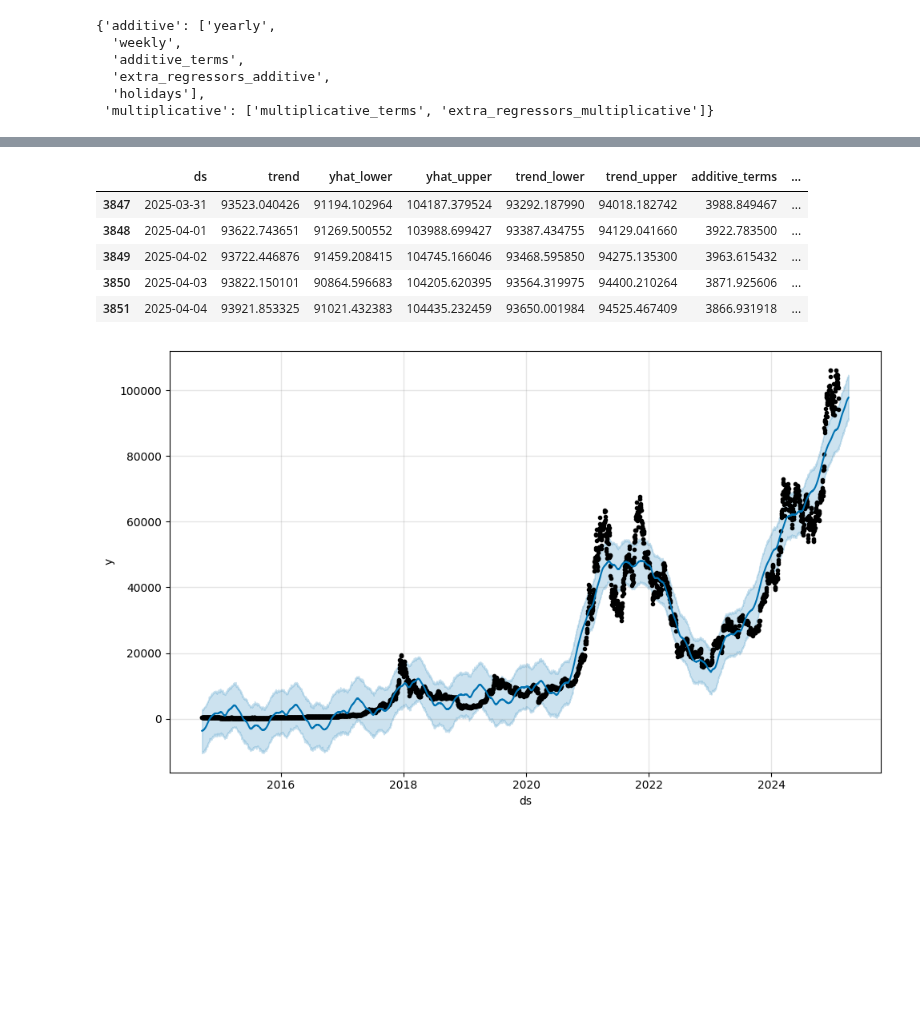
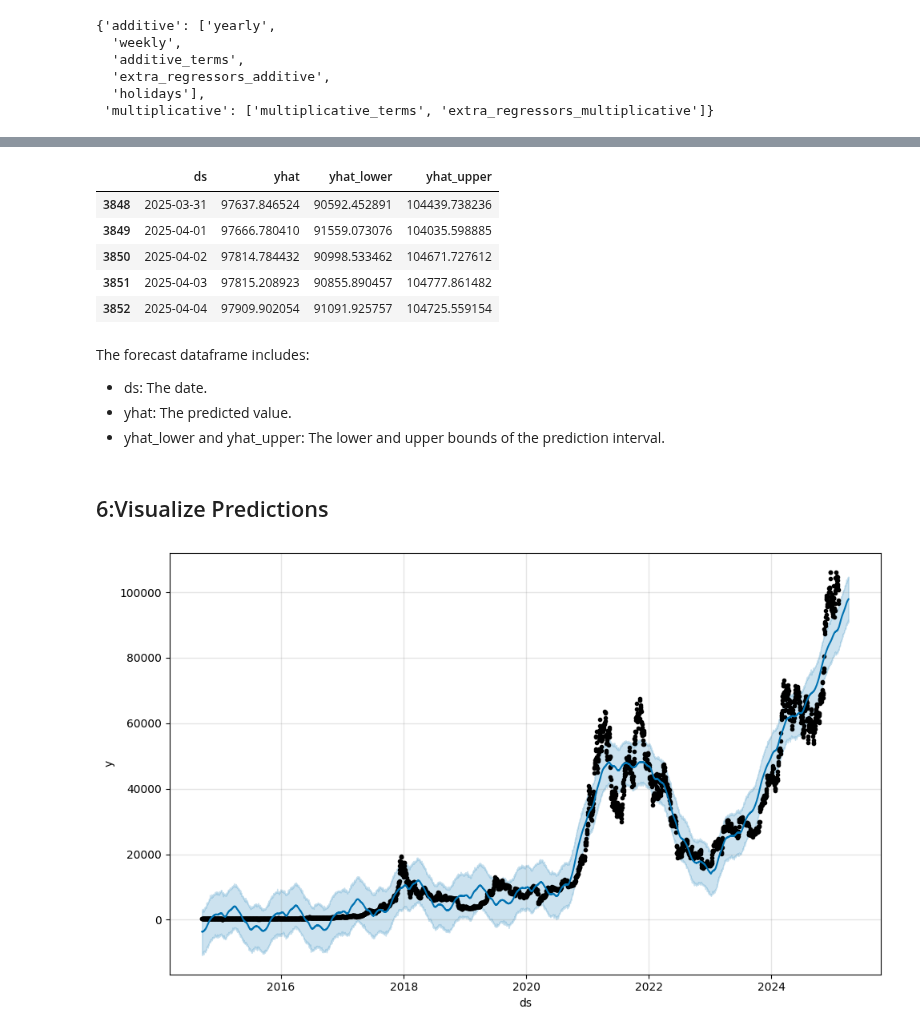
Before and after one commit to bonareri/Cryptocurrency-Price-Prediction-, a Jupyter notebook: prophet_model.ipynb, the cells around one changed output, grey strips where cells are left out. Cells and saved outputs as stored; diff of their text form; code cells hidden in the pictures; blank space fills up the shorter version.

```diff
--- a/prophet_model.ipynb
+++ b/prophet_model.ipynb
@@ -44,6 +50,6 @@ from prophet.plot import plot_cross_validation_metric
 # %%
-# Load preprocessed data
-df = pd.read_csv('preprocessed_bitcoin_data.csv', index_col='Date', parse_dates=True)
+# Load data
+df = yf.download('BTC-USD')
 
 # Display the first few rows of the data
 df.head()
@@ -127,11 +161,19 @@ future_dates.tail()
 prediction = model.predict(future_dates)
 # %%
-prediction.tail()
+prediction[['ds', 'yhat', 'yhat_lower', 'yhat_upper']].tail()
 # %% [output]
-|  | ds | trend | yhat_lower | yhat_upper | trend_lower | trend_upper | additive_terms | ... |
-| 3847 | 2025-03-31 | 93523.040426 | 91194.102964 | 104187.379524 | 93292.187990 | 94018.182742 | 3988.849467 | ... |
-| 3848 | 2025-04-01 | 93622.743651 | 91269.500552 | 103988.699427 | 93387.434755 | 94129.041660 | 3922.783500 | ... |
-| 3849 | 2025-04-02 | 93722.446876 | 91459.208415 | 104745.166046 | 93468.595850 | 94275.135300 | 3963.615432 | ... |
-| 3850 | 2025-04-03 | 93822.150101 | 90864.596683 | 104205.620395 | 93564.319975 | 94400.210264 | 3871.925606 | ... |
-| 3851 | 2025-04-04 | 93921.853325 | 91021.432383 | 104435.232459 | 93650.001984 | 94525.467409 | 3866.931918 | ... |
+|  | ds | yhat | yhat_lower | yhat_upper |
+| 3848 | 2025-03-31 | 97637.846524 | 90592.452891 | 104439.738236 |
+| 3849 | 2025-04-01 | 97666.780410 | 91559.073076 | 104035.598885 |
+| 3850 | 2025-04-02 | 97814.784432 | 90998.533462 | 104671.727612 |
+| 3851 | 2025-04-03 | 97815.208923 | 90855.890457 | 104777.861482 |
+| 3852 | 2025-04-04 | 97909.902054 | 91091.925757 | 104725.559154 |
+# %% [markdown]
+The forecast dataframe includes:
+
+- ds: The date.
+- yhat: The predicted value.
+- yhat_lower and yhat_upper: The lower and upper bounds of the prediction interval.
+# %% [markdown]
+## 6:Visualize Predictions
 # %%
```
Also changed, not shown: parts of 26 cells of this notebook.
